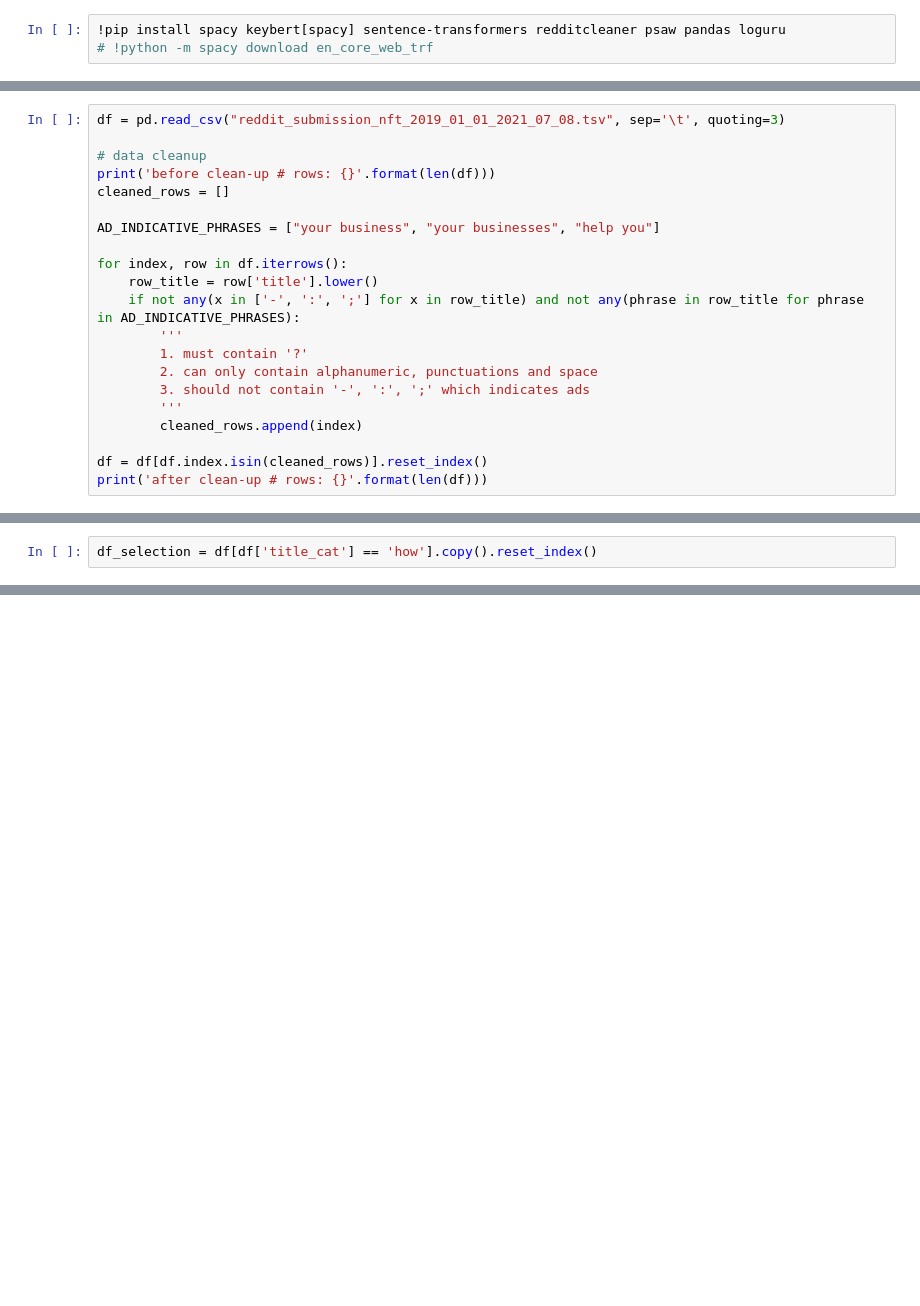
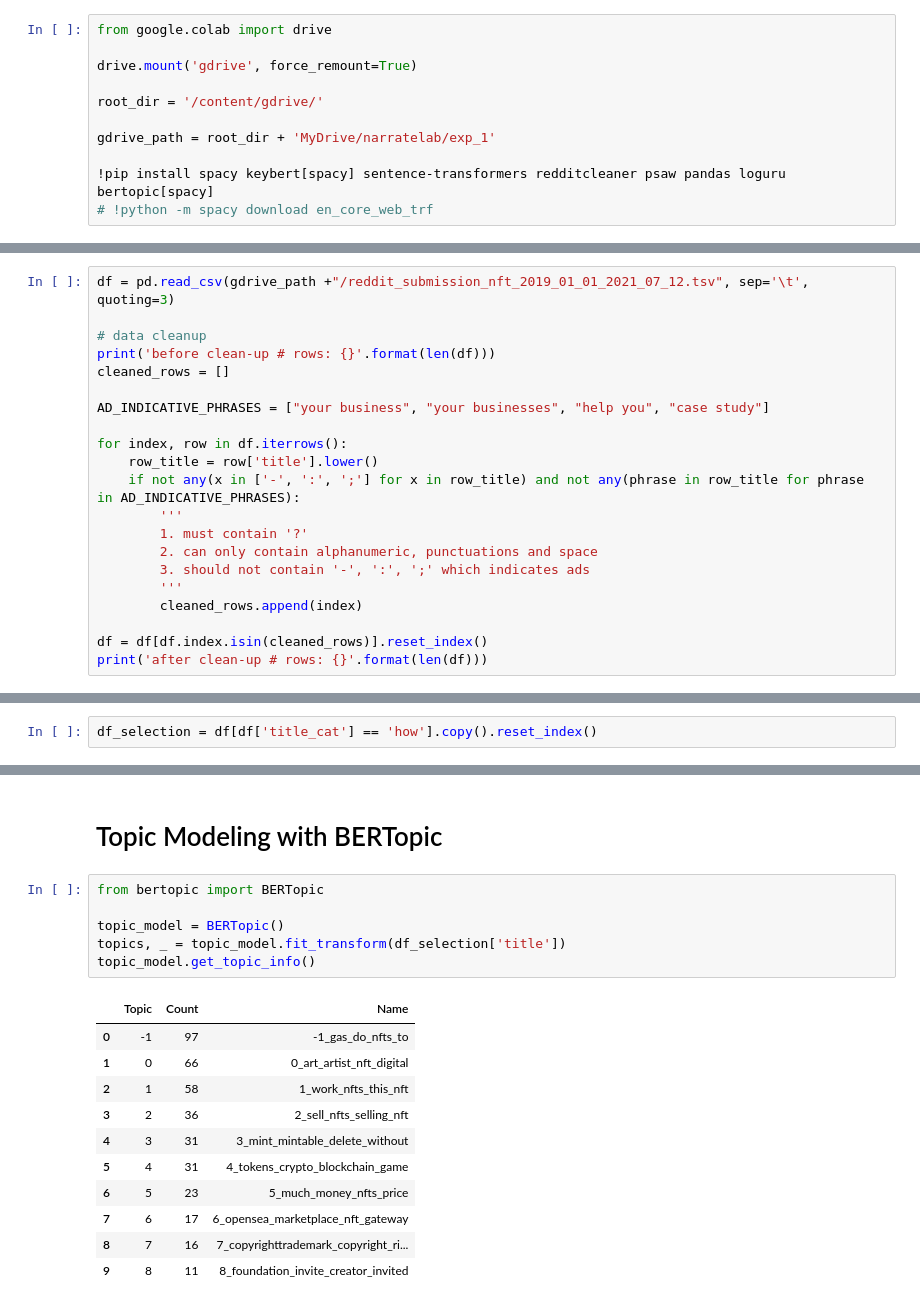
Before and after one commit to MasslessAI/narratelab, a Jupyter notebook: exp/exp_1.ipynb, the cells around one changed output, grey strips where cells are left out. Cells and saved outputs as stored; diff of their text form; blank space fills up the shorter version.

Commit message:
Update topic models

```diff
--- a/exp/exp_1.ipynb
+++ b/exp/exp_1.ipynb
@@ -3,6 +3,14 @@
 # %% [markdown]
 # Install Dependencies
 # %%
-!pip install spacy keybert[spacy] sentence-transformers redditcleaner psaw pandas loguru
+from google.colab import drive
+
+drive.mount('gdrive', force_remount=True)
+
+root_dir = '/content/gdrive/'
+
+gdrive_path = root_dir + 'MyDrive/narratelab/exp_1'
+
+!pip install spacy keybert[spacy] sentence-transformers redditcleaner psaw pandas loguru bertopic[spacy]
 # !python -m spacy download en_core_web_trf
 # %% [output]
@@ -197,13 +206,13 @@ help you
  - [ ] Add more ad-indicative phrases
  - [ ] Use num_comments to filter ads
 # %%
-df = pd.read_csv("reddit_submission_nft_2019_01_01_2021_07_08.tsv", sep='\t', quoting=3)
+df = pd.read_csv(gdrive_path +"/reddit_submission_nft_2019_01_01_2021_07_12.tsv", sep='\t', quoting=3)
 
 # data cleanup
 print('before clean-up # rows: {}'.format(len(df)))
 cleaned_rows = []
 
-AD_INDICATIVE_PHRASES = ["your business", "your businesses", "help you"]
+AD_INDICATIVE_PHRASES = ["your business", "your businesses", "help you", "case study"]
 
 for index, row in df.iterrows():
     row_title = row['title'].lower()
@@ -264,0 +258,20 @@ attach it to a copy that they can zoom into?
+# %% [markdown]
+# Topic Modeling with BERTopic
+# %%
+from bertopic import BERTopic
+
+topic_model = BERTopic()
+topics, _ = topic_model.fit_transform(df_selection['title'])
+topic_model.get_topic_info()
+# %% [output]
+|  | Topic | Count | Name |
+| 0 | -1 | 97 | -1_gas_do_nfts_to |
+| 1 | 0 | 66 | 0_art_artist_nft_digital |
+| 2 | 1 | 58 | 1_work_nfts_this_nft |
+| 3 | 2 | 36 | 2_sell_nfts_selling_nft |
+| 4 | 3 | 31 | 3_mint_mintable_delete_without |
+| 5 | 4 | 31 | 4_tokens_crypto_blockchain_game |
+| 6 | 5 | 23 | 5_much_money_nfts_price |
+| 7 | 6 | 17 | 6_opensea_marketplace_nft_gateway |
+| 8 | 7 | 16 | 7_copyrighttrademark_copyright_ri... |
+| 9 | 8 | 11 | 8_foundation_invite_creator_invited |
```
Also changed, not shown: parts of 10 cells of this notebook.
